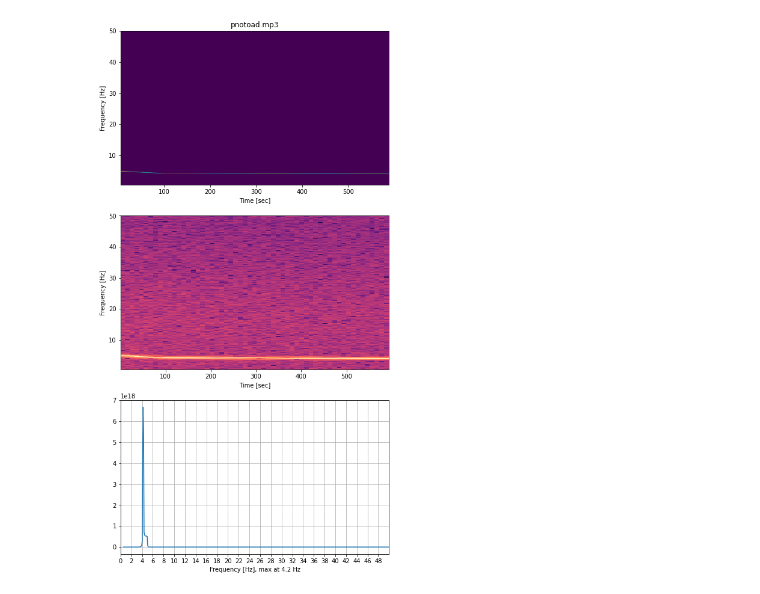
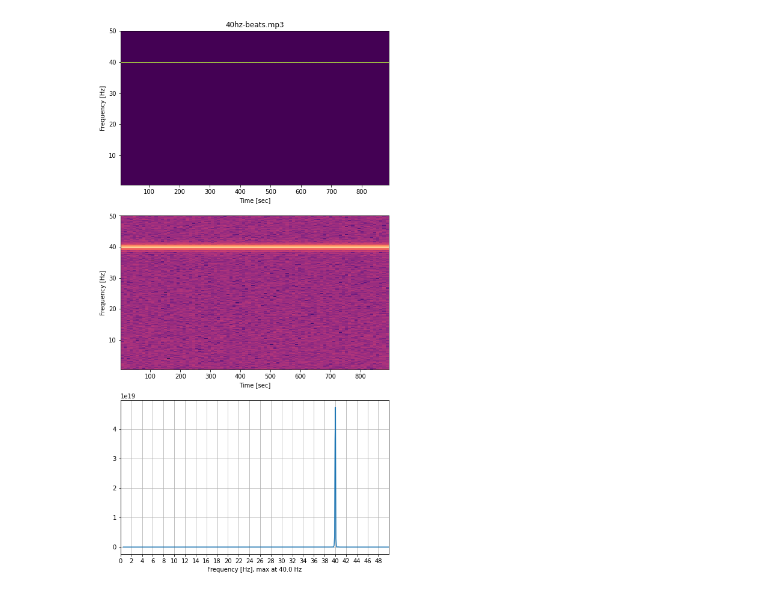
Before and after one commit to e-kolkhoz/binaural_beats_experiments, a Jupyter notebook: bw_detector.ipynb, the cells around one changed output. Cells and saved outputs as stored; diff of their text form; code cells hidden in the pictures.

```diff
--- a/bw_detector.ipynb
+++ b/bw_detector.ipynb
@@ -19,3 +5,5 @@ track_path = 'hypnotoad.mp3'
+# %%
+track_path = '40hz-beats.mp3'
 # %%
 # Butterworth band filter hepler
 
@@ -57,27 +45,27 @@ import matplotlib.pyplot as plt
 # %%
 plt.close()
 plt.figure(figsize=(8,16))
 plt.subplot(311)
 plt.pcolormesh(t, f, Sxx, shading='gouraud', vmax=Sxx.max())
 plt.ylabel('Frequency [Hz]')
 plt.xlabel('Time [sec]')
 #plt.title(f'{track_path} (linear scale)')
-plt.title(f'{track_path[2:]}')
+plt.title(f'{track_path}')
 
 plt.subplot(312)
 plt.pcolormesh(t, f, np.log2(Sxx+1.0), shading='auto', cmap='magma')
 plt.ylabel('Frequency [Hz]')
 plt.xlabel('Time [sec]')
 #plt.title(f'{track_path} (log scale)')
 
 plt.subplot(313)
 plt.plot(f, Sxx.sum(1))
 plt.axis(xmin=0, xmax=f.max().round())
 plt.xlabel(f'Frequency [Hz], max at {f[Sxx.sum(1).argmax()].round(1)} Hz')
 plt.xticks(np.arange(0, f.max().round(), 2))
 plt.grid()
 
 with open(track_path.replace('.mp3', '.png'), 'wb') as f:
     plt.savefig(f, format="png")
 # %% [output]
-[figure, old version]
+[figure, new version]
```
Also changed, not shown: parts of 1 cell of this notebook, 12 other files.
